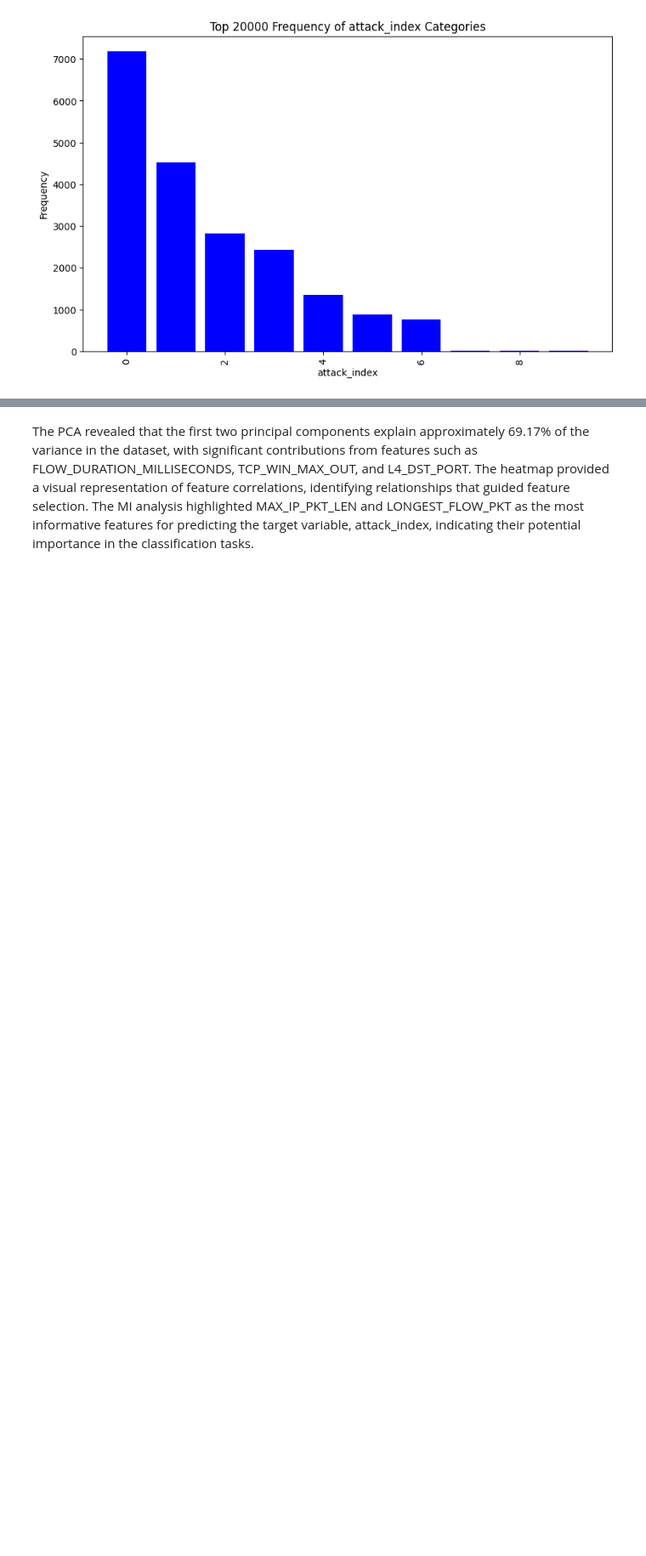
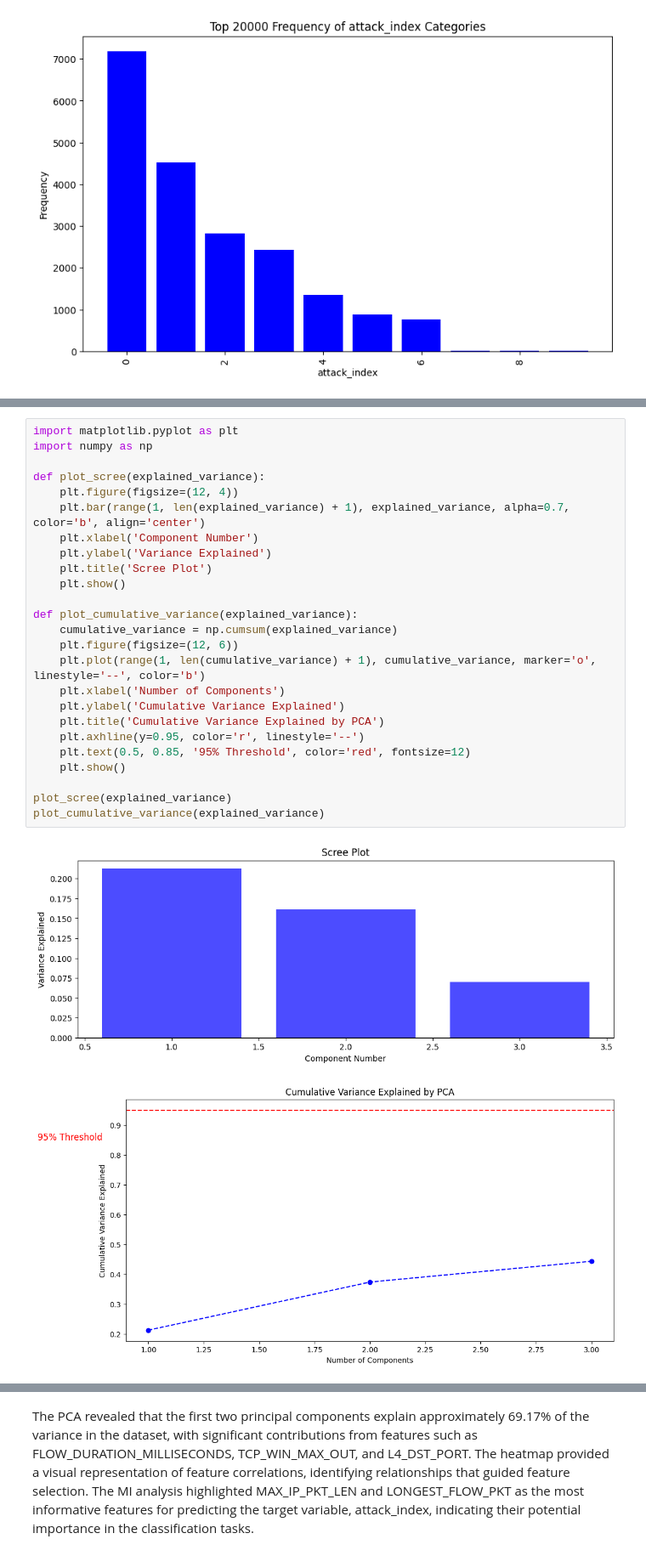
Before and after one commit to PtrTella/BigDataProject, a Jupyter notebook: project.ipynb, the cells around one changed output, grey strips where cells are left out. Shown at 85% size. Drawn from its saved outputs; the diff is of its cells as text; blank space fills up the shorter version.

```diff
--- a/project.ipynb
+++ b/project.ipynb
@@ -488,3 +568,31 @@ plt.show()
+# %%
+import matplotlib.pyplot as plt
+import numpy as np
+
+def plot_scree(explained_variance):
+    plt.figure(figsize=(12, 4))
+    plt.bar(range(1, len(explained_variance) + 1), explained_variance, alpha=0.7, color='b', align='center')
+    plt.xlabel('Component Number')
+    plt.ylabel('Variance Explained')
+    plt.title('Scree Plot')
+    plt.show()
+
+def plot_cumulative_variance(explained_variance):
+    cumulative_variance = np.cumsum(explained_variance)
+    plt.figure(figsize=(12, 6))
+    plt.plot(range(1, len(cumulative_variance) + 1), cumulative_variance, marker='o', linestyle='--', color='b')
+    plt.xlabel('Number of Components')
+    plt.ylabel('Cumulative Variance Explained')
+    plt.title('Cumulative Variance Explained by PCA')
+    plt.axhline(y=0.95, color='r', linestyle='--')
+    plt.text(0.5, 0.85, '95% Threshold', color='red', fontsize=12)
+    plt.show()
+
+plot_scree(explained_variance)
+plot_cumulative_variance(explained_variance)
+# %% [output]
+[figure, added]
+[figure, added]
 # %%
 from pyspark.ml.feature import PCA, VectorAssembler
 from pyspark.ml import Pipeline
```
Also changed, not shown: parts of 14 cells of this notebook, 1 other file.
